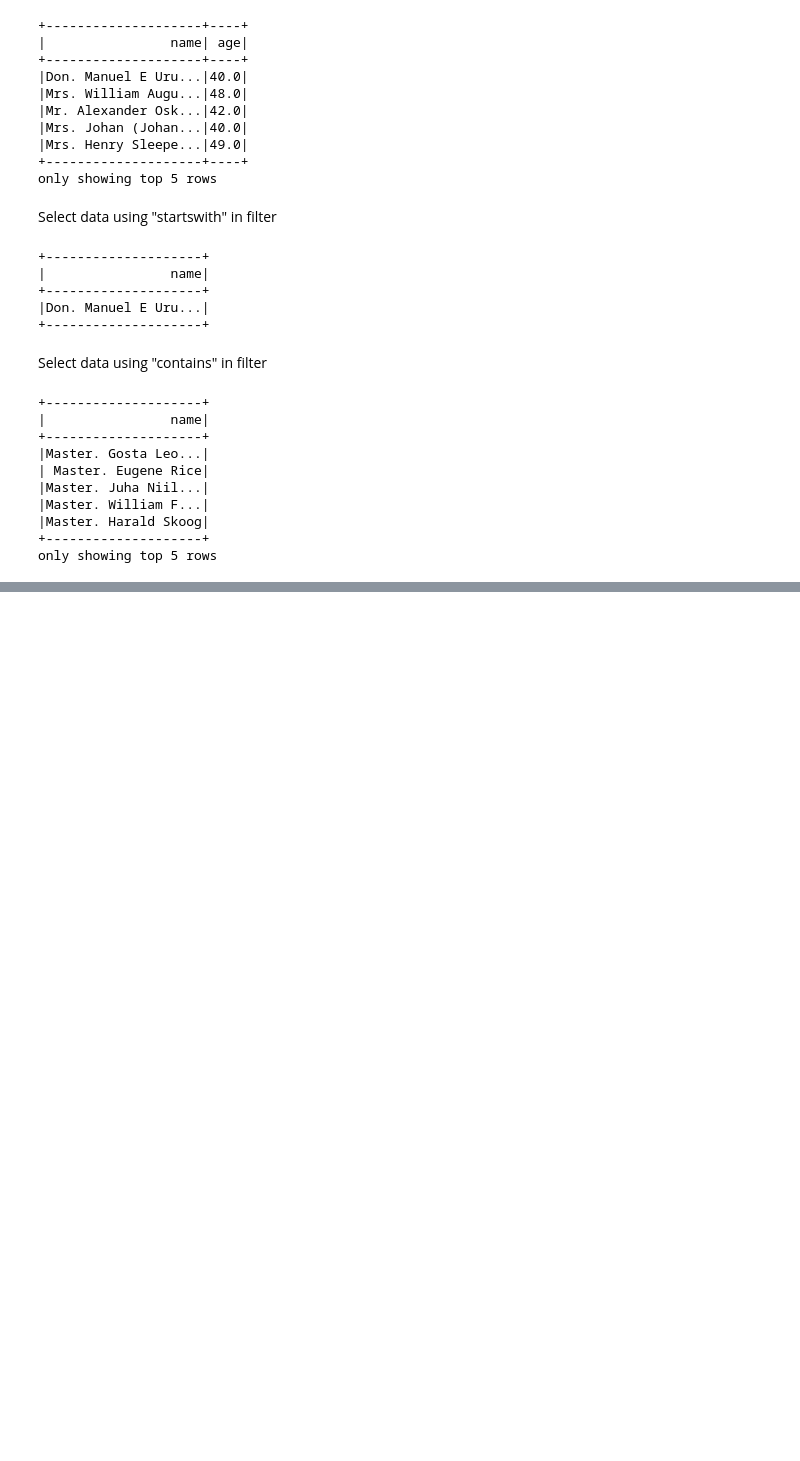
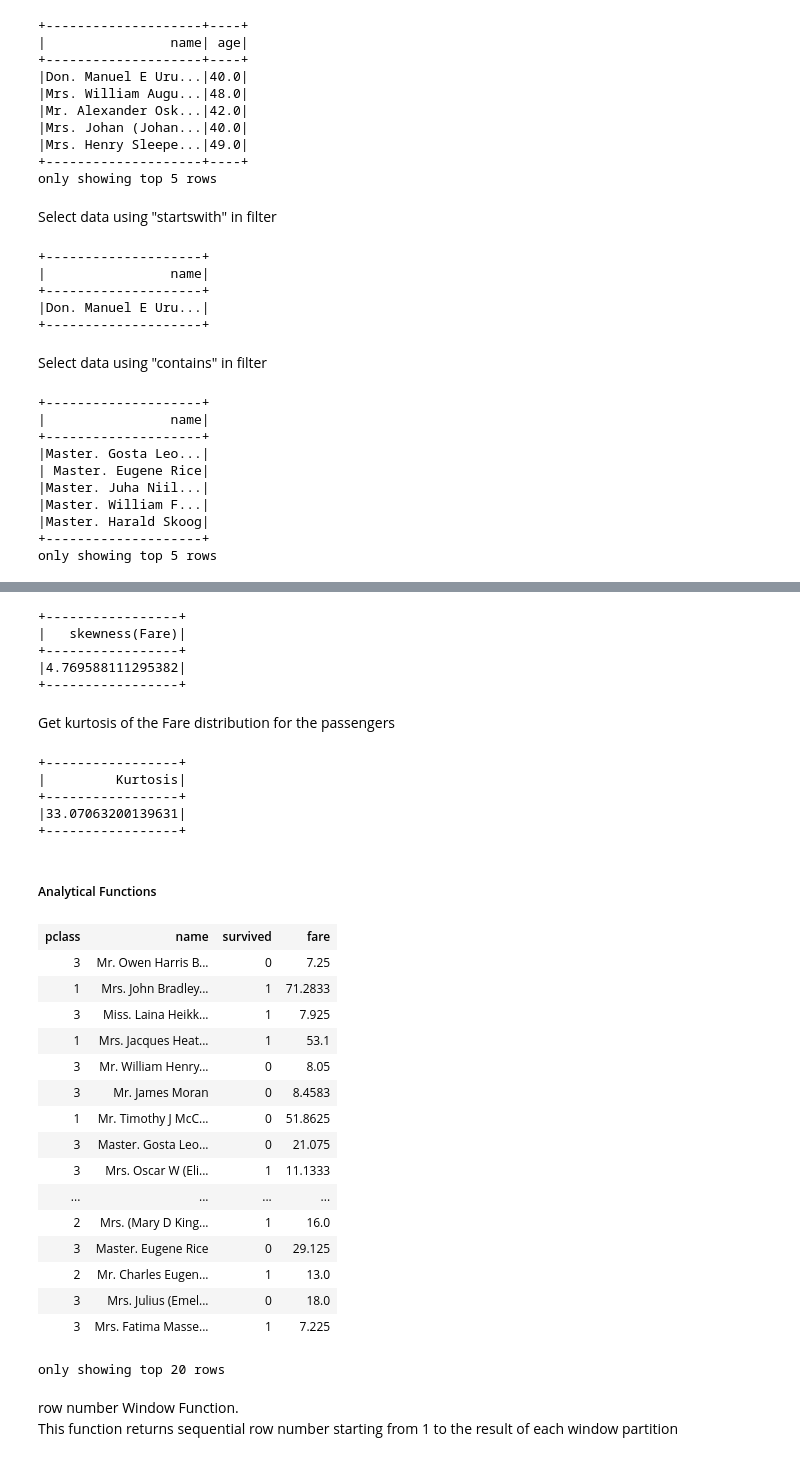
Before and after one commit to SammyOngaya/data2ml, a Jupyter notebook: spark-with-python.ipynb, the cells around one changed output, grey strips where cells are left out. Saved outputs shown, nothing was run; the diff lists cells and outputs as text; code cells hidden in the pictures; blank space fills up the shorter version.

Commit message:
Added SparkSQL with PySpark module

```diff
--- a/spark-with-python.ipynb
+++ b/spark-with-python.ipynb
@@ -892,0 +895,3 @@ only showing top 5 rows
+# %%
+data=spark.read.csv("titanic.csv", inferSchema=True, header=True)
+data.show(5)
@@ -892,0 +987,20 @@ only showing top 5 rows
+# %%
+spark.sql("SELECT skewness(Fare) FROM titanic").show()
+# %% [output]
++-----------------+
+|   skewness(Fare)|
++-----------------+
+|4.769588111295382|
++-----------------+
+# %% [markdown]
+Get kurtosis of the Fare distribution for the passengers
+# %%
+spark.sql("SELECT kurtosis(Fare) AS Kurtosis FROM titanic").show()
+# %% [output]
++-----------------+
+|         Kurtosis|
++-----------------+
+|33.07063200139631|
++-----------------+
+# %% [markdown]
+##### Analytical Functions
@@ -892,0 +1010,24 @@ only showing top 5 rows
+# %%
+df=data['pclass','name','survived','fare']
+df
+# %% [output]
+| pclass | name | survived | fare |
+| 3 | Mr. Owen Harris B... | 0 | 7.25 |
+| 1 | Mrs. John Bradley... | 1 | 71.2833 |
+| 3 | Miss. Laina Heikk... | 1 | 7.925 |
+| 1 | Mrs. Jacques Heat... | 1 | 53.1 |
+| 3 | Mr. William Henry... | 0 | 8.05 |
+| 3 | Mr. James Moran | 0 | 8.4583 |
+| 1 | Mr. Timothy J McC... | 0 | 51.8625 |
+| 3 | Master. Gosta Leo... | 0 | 21.075 |
+| 3 | Mrs. Oscar W (Eli... | 1 | 11.1333 |
+| ... | ... | ... | ... |
+| 2 | Mrs. (Mary D King... | 1 | 16.0 |
+| 3 | Master. Eugene Rice | 0 | 29.125 |
+| 2 | Mr. Charles Eugen... | 1 | 13.0 |
+| 3 | Mrs. Julius (Emel... | 0 | 18.0 |
+| 3 | Mrs. Fatima Masse... | 1 | 7.225 |
+only showing top 20 rows
+# %% [markdown]
+row number Window Function. <br />
+This function returns sequential row number starting from 1 to the result of each window partition
```
Also changed, not shown: parts of 34 cells of this notebook, 1 other file.
